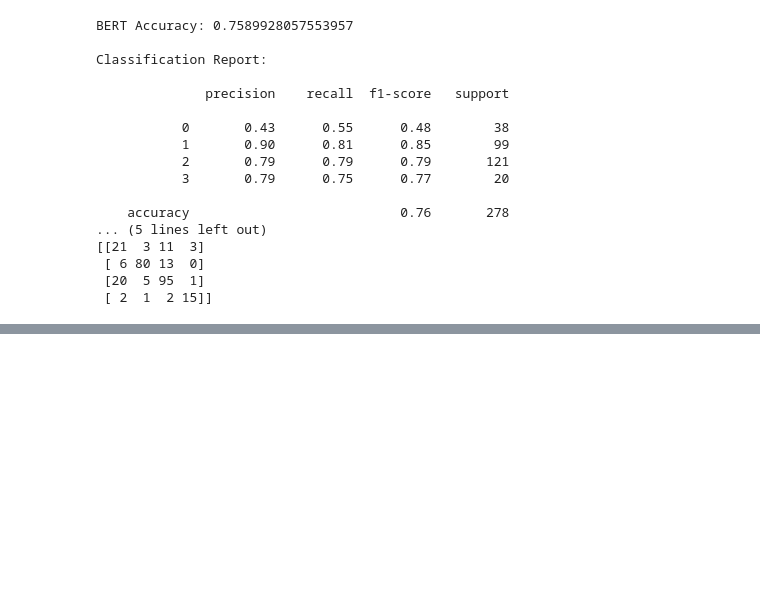
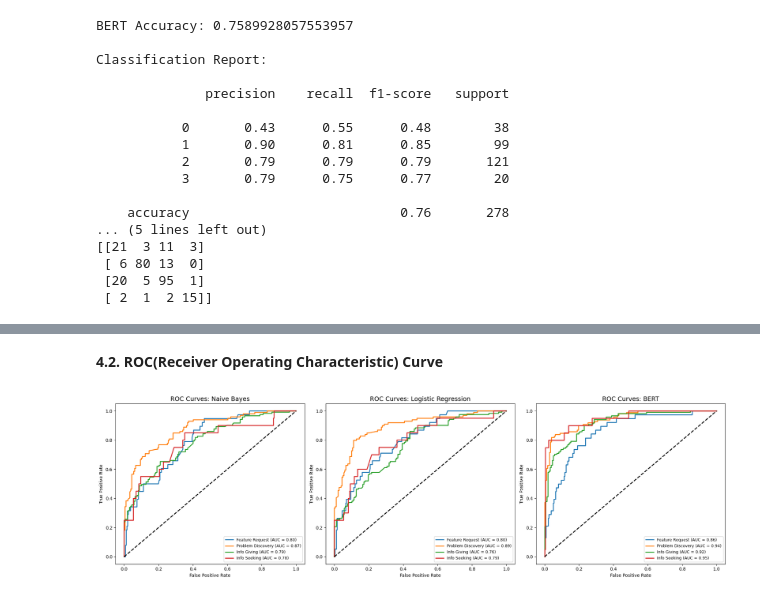
Before and after one commit to kebal7/review-radar, a Jupyter notebook: main.ipynb, the cells around one changed output, grey strips where cells are left out. Saved outputs shown, nothing was run; the diff lists cells and outputs as text; code cells hidden in the pictures; blank space fills up the shorter version.

```diff
--- a/main.ipynb
+++ b/main.ipynb
@@ -326,7 +327,11 @@ print("Training Completed")
 # %% [output]
 Training Completed
 # %%
+#evaluating multinomial naive bayes
+from sklearn.metrics import accuracy_score, classification_report, confusion_matrix
+
 y_pred_nb = nb_model.predict(X_test_tfidf)
+y_score_nb = nb_model.predict_proba(X_test_tfidf) # Saved for ROC later
 
 print("Naive Bayes Accuracy:", accuracy_score(y_test, y_pred_nb))
 print(classification_report(y_test, y_pred_nb))
@@ -372,7 +377,11 @@ print("Training Completed")
 # %% [output]
 Training Completed
 # %%
+#evaluating logistic regression
+from sklearn.metrics import accuracy_score, classification_report, confusion_matrix
+
 y_pred = clf.predict(X_test_tfidf)
+y_score_lr = clf.predict_proba(X_test_tfidf) # Saved for ROC later
 
 # Accuracy
 print("Logistic Regression Accuracy:", accuracy_score(y_test, y_pred))
@@ -516,6 +525,12 @@ print(classification_report(y_test, y_pred_bert))
 
 print("Confusion Matrix:\n")
 print(confusion_matrix(y_test, y_pred_bert))
+
+# Convert logits to probabilities for ROC
+import torch.nn.functional as F
+import torch
+logits = torch.from_numpy(pred_output.predictions)
+y_score_bert = F.softmax(logits, dim=1).numpy() # Saved for ROC later
 # %% [output]
 [interactive output not drawn]
 BERT Accuracy: 0.7589928057553957
@@ -537,0 +603,32 @@ Classification Report:
+# %% [markdown]
+**4.2. ROC(Receiver Operating Characteristic) Curve**
+# %%
+from sklearn.preprocessing import label_binarize
+from sklearn.metrics import roc_curve, auc
+import matplotlib.pyplot as plt
+
+# 1. Prepare data for plotting
+y_test_bin = label_binarize(y_test, classes=[0, 1, 2, 3])
+class_labels = ["Feature Request", "Problem Discovery", "Info Giving", "Info Seeking"]
+models_scores = [y_score_nb, y_score_lr, y_score_bert]
+model_names = ["Naive Bayes", "Logistic Regression", "BERT"]
+
+# 2. Create subplots for each model
+fig, axes = plt.subplots(1, 3, figsize=(20, 6))
+
+for idx, (y_score, name) in enumerate(zip(models_scores, model_names)):
+    for i in range(4):
+        fpr, tpr, _ = roc_curve(y_test_bin[:, i], y_score[:, i])
+        roc_auc = auc(fpr, tpr)
+        axes[idx].plot(fpr, tpr, lw=2, label=f'{class_labels[i]} (AUC = {roc_auc:0.2f})')
+
+    axes[idx].plot([0, 1], [0, 1], 'k--', lw=2)
+    axes[idx].set_title(f'ROC Curves: {name}', fontsize=14)
+    axes[idx].set_xlabel('False Positive Rate')
+    axes[idx].set_ylabel('True Positive Rate')
+    axes[idx].legend(loc="lower right", fontsize=9)
+
+plt.tight_layout()
+plt.show()
+# %% [output]
+[figure, added]
```
Also changed, not shown: parts of 19 cells of this notebook.
